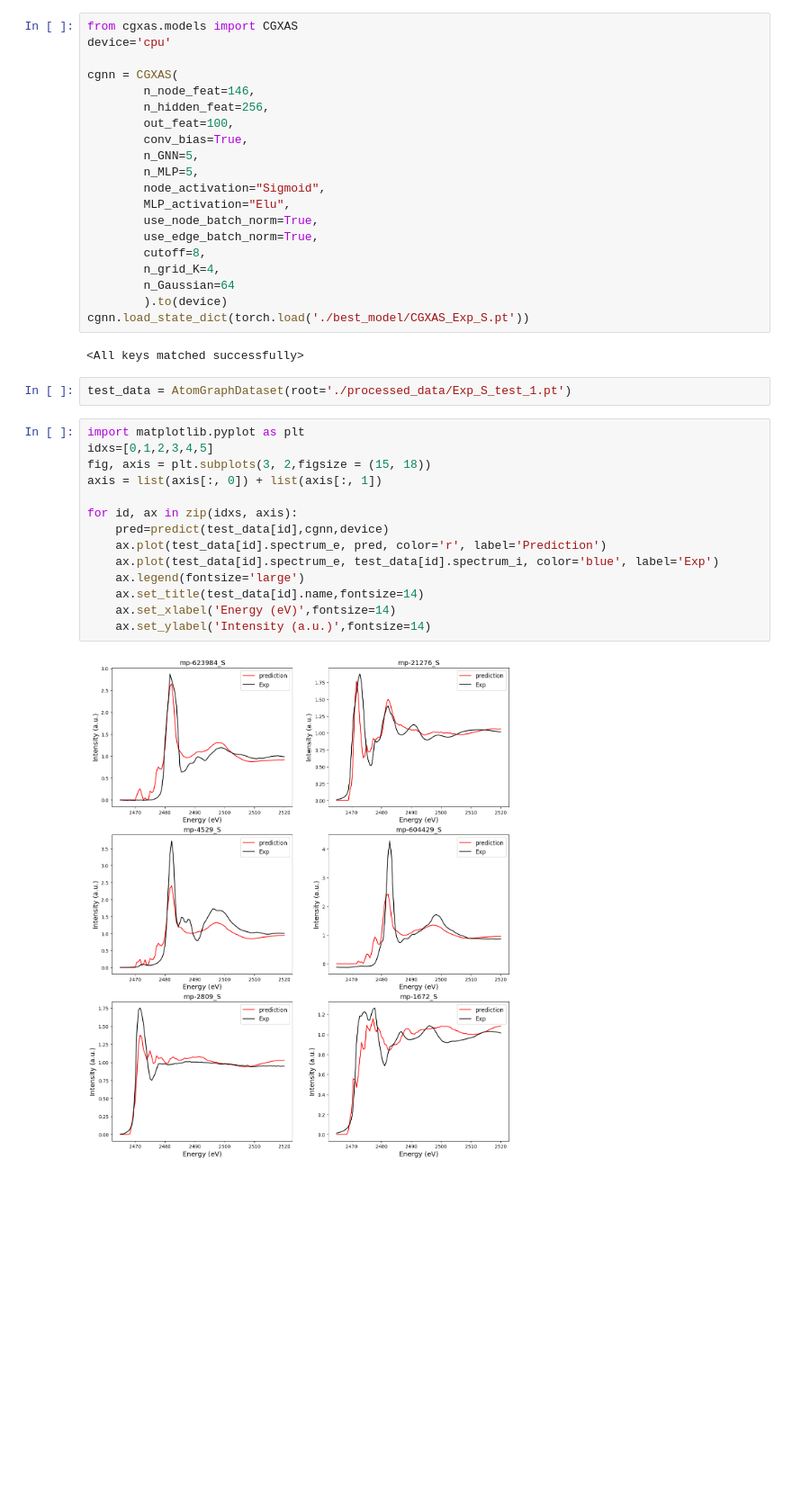
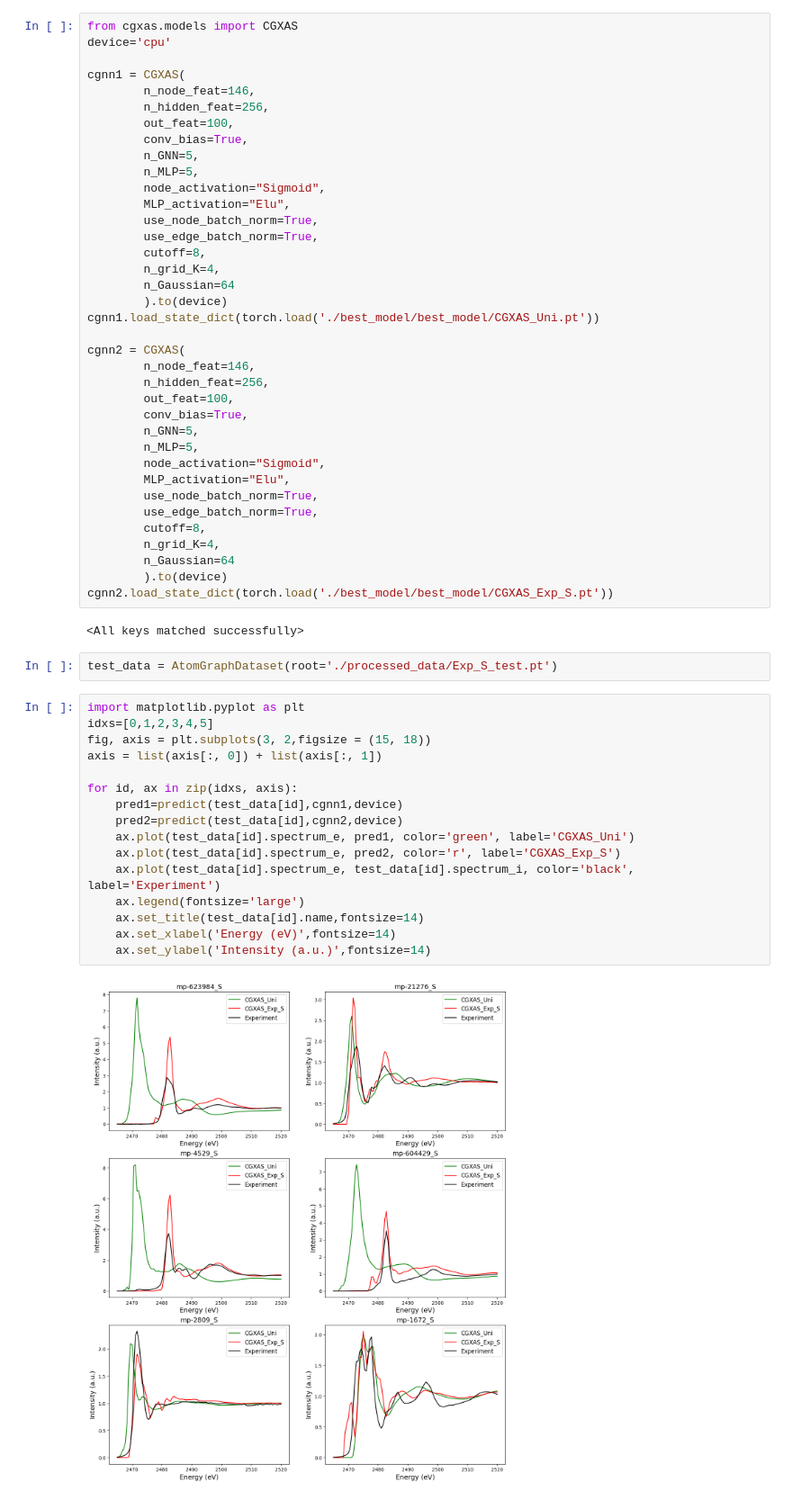
Before and after one commit to Cestkey/CGXAS, a Jupyter notebook: Plot_test.ipynb, the cells around one changed output. Shown: that part at 90% size. Drawn from its saved outputs; the diff is of its cells as text; blank space fills up the shorter version.

```diff
--- a/Plot_test.ipynb
+++ b/Plot_test.ipynb
@@ -29,7 +29,7 @@ def predict(graph, model,device):
 from cgxas.models import CGXAS
 device='cpu'
 
-cgnn = CGXAS(
+cgnn1 = CGXAS(
         n_node_feat=146,
         n_hidden_feat=256,
         out_feat=100,
@@ -44,24 +44,43 @@ cgnn = CGXAS(
         n_grid_K=4,
         n_Gaussian=64
         ).to(device)
-cgnn.load_state_dict(torch.load('./best_model/CGXAS_Exp_S.pt'))
+cgnn1.load_state_dict(torch.load('./best_model/best_model/CGXAS_Uni.pt'))
+
+cgnn2 = CGXAS(
+        n_node_feat=146,
+        n_hidden_feat=256,
+        out_feat=100,
+        conv_bias=True,
+        n_GNN=5,
+        n_MLP=5,
+        node_activation="Sigmoid",
+        MLP_activation="Elu",
+        use_node_batch_norm=True,
+        use_edge_batch_norm=True,
+        cutoff=8,
+        n_grid_K=4,
+        n_Gaussian=64
+        ).to(device)
+cgnn2.load_state_dict(torch.load('./best_model/best_model/CGXAS_Exp_S.pt'))
 # %% [output]
 <All keys matched successfully>
 # %%
-test_data = AtomGraphDataset(root='./processed_data/Exp_S_test_1.pt')
+test_data = AtomGraphDataset(root='./processed_data/Exp_S_test.pt')
 # %%
 import matplotlib.pyplot as plt
 idxs=[0,1,2,3,4,5]
 fig, axis = plt.subplots(3, 2,figsize = (15, 18))
 axis = list(axis[:, 0]) + list(axis[:, 1])
 
 for id, ax in zip(idxs, axis):
-    pred=predict(test_data[id],cgnn,device)
-    ax.plot(test_data[id].spectrum_e, pred, color='r', label='Prediction')
-    ax.plot(test_data[id].spectrum_e, test_data[id].spectrum_i, color='blue', label='Exp')
+    pred1=predict(test_data[id],cgnn1,device)
+    pred2=predict(test_data[id],cgnn2,device)
+    ax.plot(test_data[id].spectrum_e, pred1, color='green', label='CGXAS_Uni')
+    ax.plot(test_data[id].spectrum_e, pred2, color='r', label='CGXAS_Exp_S')
+    ax.plot(test_data[id].spectrum_e, test_data[id].spectrum_i, color='black', label='Experiment')
     ax.legend(fontsize='large')
     ax.set_title(test_data[id].name,fontsize=14)
     ax.set_xlabel('Energy (eV)',fontsize=14)
     ax.set_ylabel('Intensity (a.u.)',fontsize=14)
 # %% [output]
-[figure, old version]
+[figure, new version]
```
